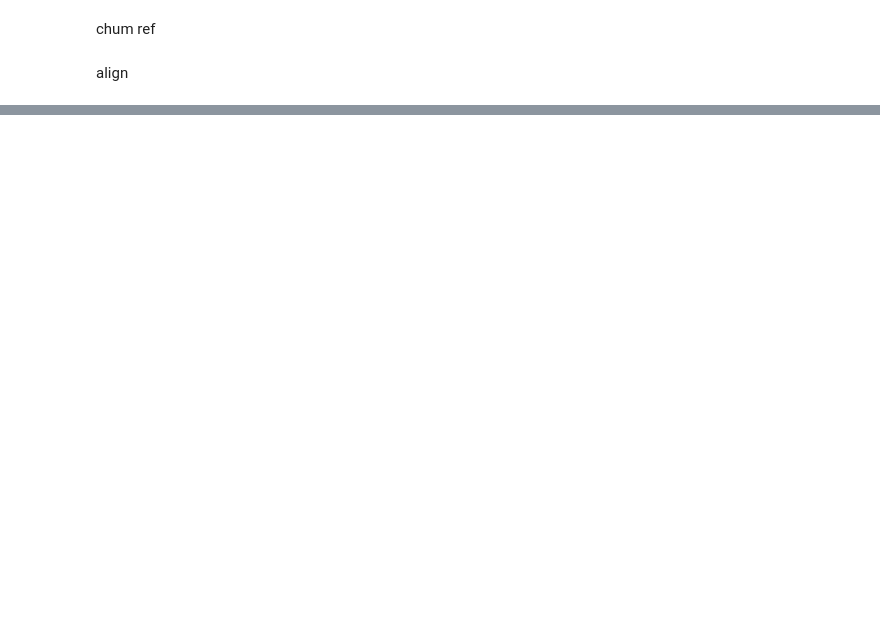
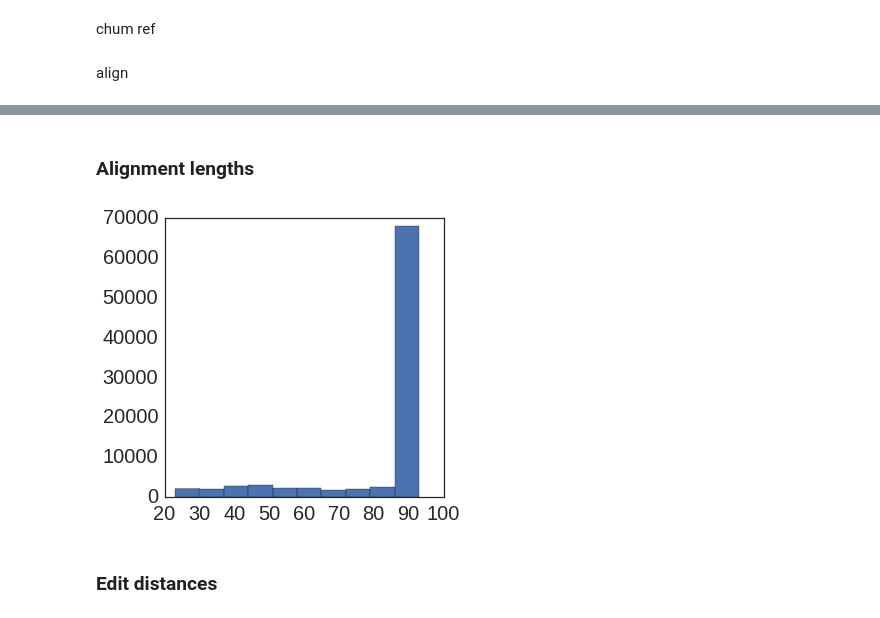
Before and after one commit to rwaples/chum_populations, a Jupyter notebook: Align to Chinook.ipynb, the cells around one changed output, grey strips where cells are left out. Saved outputs shown, nothing was run; the diff lists cells and outputs as text; code cells hidden in the pictures; blank space fills up the shorter version.

```diff
--- a/Align to Chinook.ipynb
+++ b/Align to Chinook.ipynb
@@ -72,0 +111,10 @@ print('bowtie2 -f --local --very-sensitive -p 4 -x /home/ipseg/Data/chinook/chin
+# %% [markdown]
+### Alignment lengths
+# %%
+qal =  [read.query_alignment_length for read in get_aligns()]
+plt.hist(qal)
+plt.show()
+# %% [output]
+[figure, added]
+# %% [markdown]
+### Edit distances
```
Also changed, not shown: parts of 31 cells of this notebook, 9 other files.
